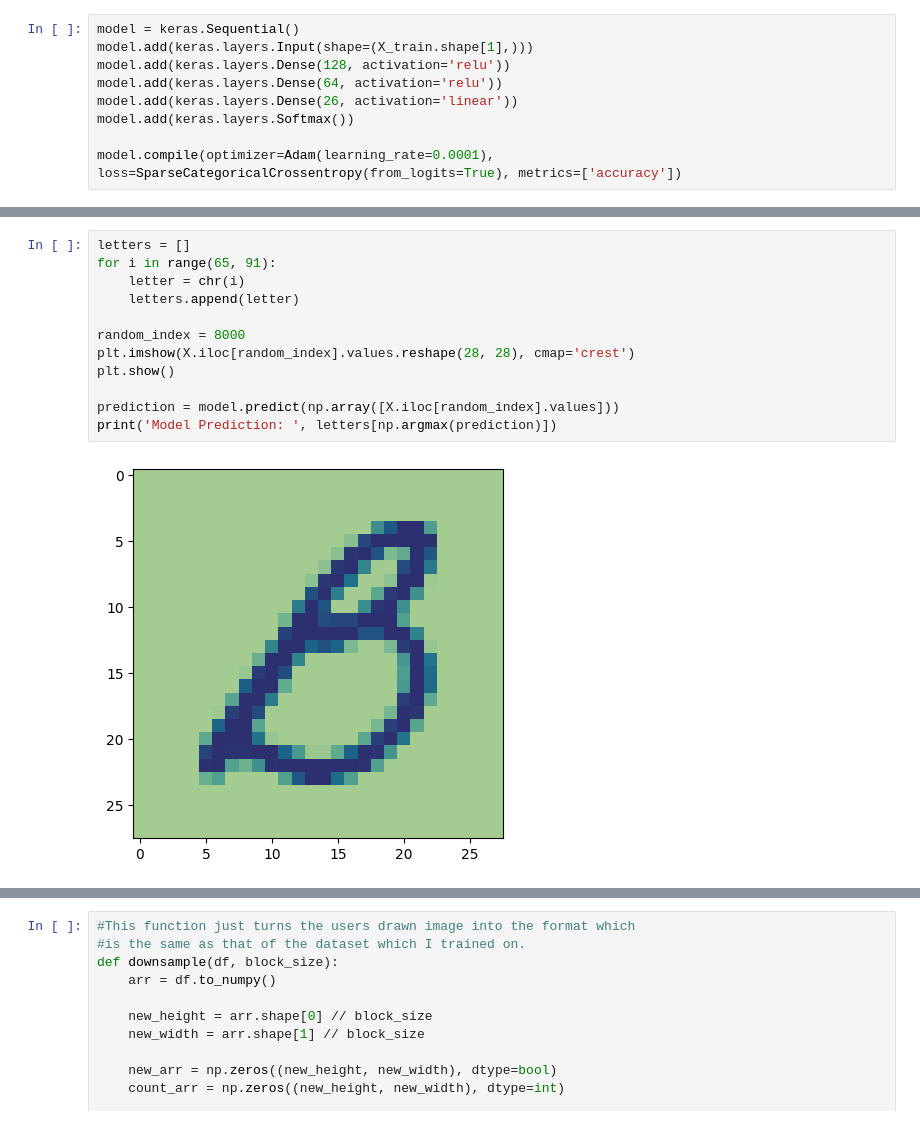
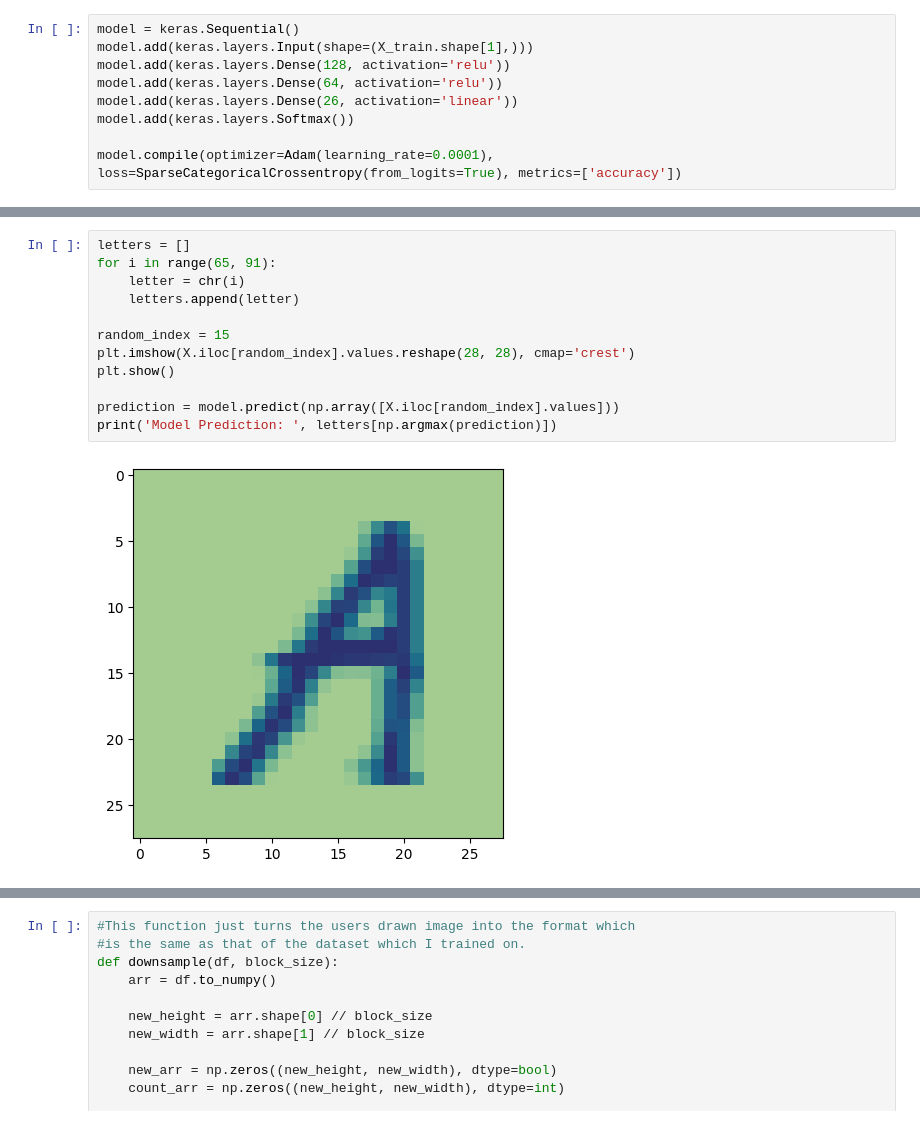
Before and after one commit to SamVirsik/FINAL-HANDWRITING, a Jupyter notebook: handwriting_reader.ipynb, the cells around one changed output, grey strips where cells are left out. Saved outputs shown, nothing was run; the diff lists cells and outputs as text.

```diff
--- a/handwriting_reader.ipynb
+++ b/handwriting_reader.ipynb
@@ -99,14 +99,14 @@ Accuracy: 0.9460
 # %%
 letters = []
 for i in range(65, 91):
     letter = chr(i)
     letters.append(letter)
 
-random_index = 8000
+random_index = 15
 plt.imshow(X.iloc[random_index].values.reshape(28, 28), cmap='crest')
 plt.show()
 
 prediction = model.predict(np.array([X.iloc[random_index].values]))
 print('Model Prediction: ', letters[np.argmax(prediction)])
 # %% [output]
-[figure, old version]
+[figure, new version]
```
Also changed, not shown: parts of 10 cells of this notebook.
